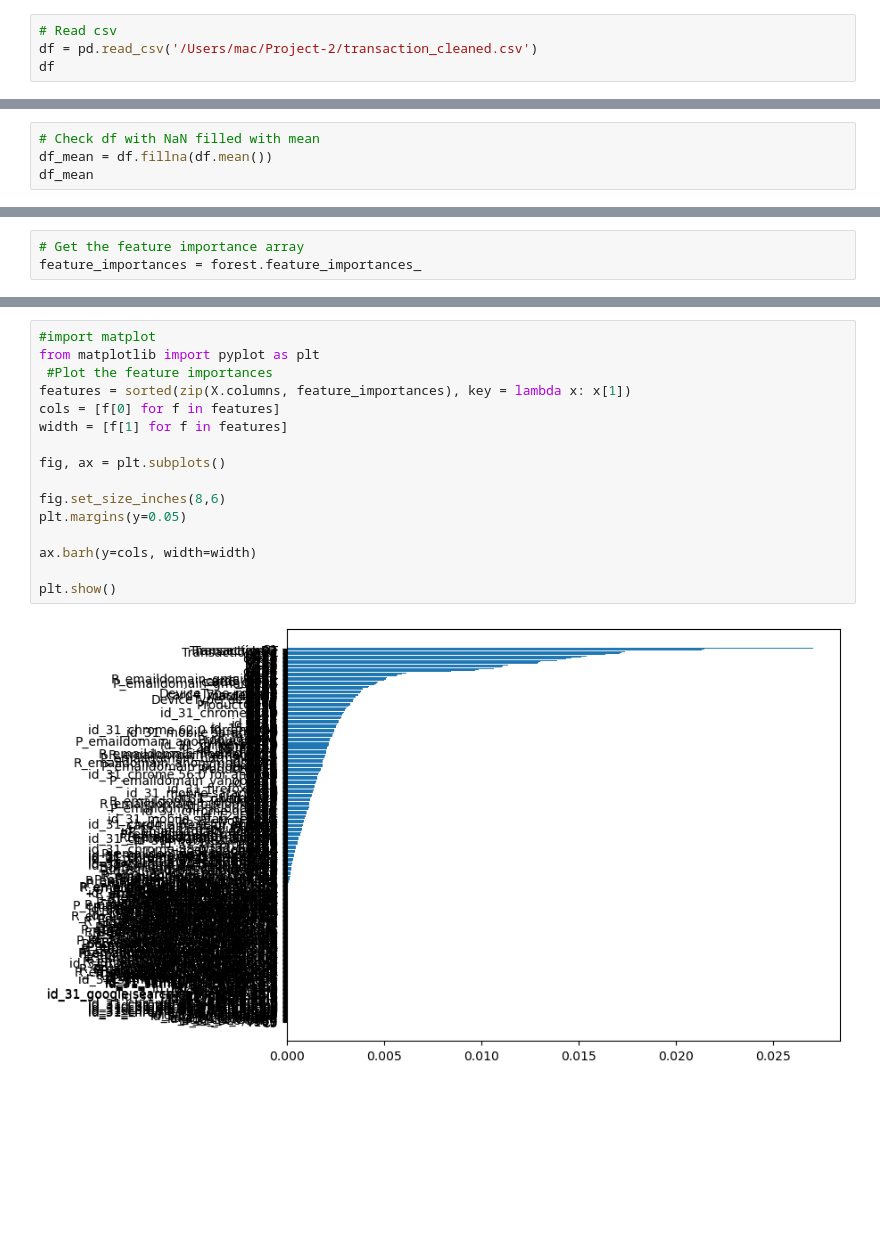
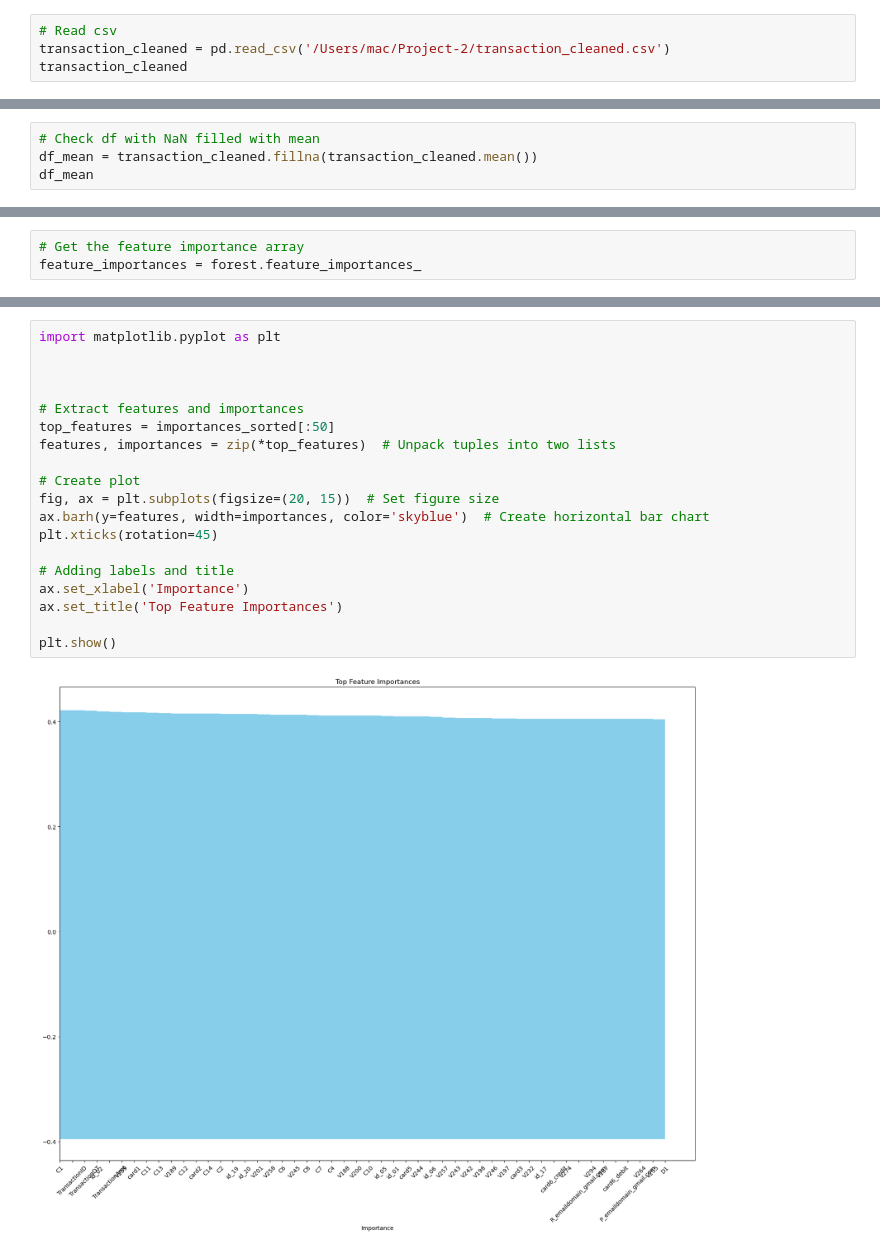
Before and after one commit to eliza0101/Project-2, a Jupyter notebook: trained.ipynb, the cells around one changed output, grey strips where cells are left out. Cells and saved outputs as stored; diff of their text form; blank space fills up the shorter version.

Commit message:
Completed Models with visualization and created summary of data

```diff
--- a/trained.ipynb
+++ b/trained.ipynb
@@ -6,7 +15,7 @@ from sklearn.preprocessing import StandardScaler
 # %%
 # Read csv
-df = pd.read_csv('/Users/mac/Project-2/transaction_cleaned.csv')
-df
+transaction_cleaned = pd.read_csv('/Users/mac/Project-2/transaction_cleaned.csv')
+transaction_cleaned
 # %% [output]
 |  | TransactionID | id_01 | id_02 | id_05 | id_06 | id_11 | id_17 | id_19 | id_20 | isFraud | ... |
 | 0 | 2987004 | 0.0 | 70787.0 | NaN | NaN | 100.0 | 166.0 | 542.0 | 144.0 | 0 | ... |
@@ -23,7 +32,7 @@ df
 30000 rows × 508 columns
 # %%
 # Check df with NaN filled with mean
-df_mean = df.fillna(df.mean())
+df_mean = transaction_cleaned.fillna(transaction_cleaned.mean())
 df_mean
 # %% [output]
 |  | TransactionID | id_01 | id_02 | id_05 | id_06 | id_11 | id_17 | id_19 | id_20 | isFraud | ... |
@@ -312,18 +352,21 @@ importances_sorted[:10]
-# %%
-#import matplot
-from matplotlib import pyplot as plt
- #Plot the feature importances
-features = sorted(zip(X.columns, feature_importances), key = lambda x: x[1])
-cols = [f[0] for f in features]
-width = [f[1] for f in features]
-
-fig, ax = plt.subplots()
-
-fig.set_size_inches(8,6)
-plt.margins(y=0.05)
-
-ax.barh(y=cols, width=width)
-
-plt.show()
-# %% [output]
-[figure, removed]
+# %%
+import matplotlib.pyplot as plt
+
+
+
+# Extract features and importances
+top_features = importances_sorted[:50]
+features, importances = zip(*top_features)  # Unpack tuples into two lists
+
+# Create plot
+fig, ax = plt.subplots(figsize=(20, 15))  # Set figure size
+ax.barh(y=features, width=importances, color='skyblue')  # Create horizontal bar chart
+plt.xticks(rotation=45)
+
+# Adding labels and title
+ax.set_xlabel('Importance')
+ax.set_title('Top Feature Importances')
+
+plt.show()
+# %% [output]
+[figure, added]
```
Also changed, not shown: parts of 17 cells of this notebook.
